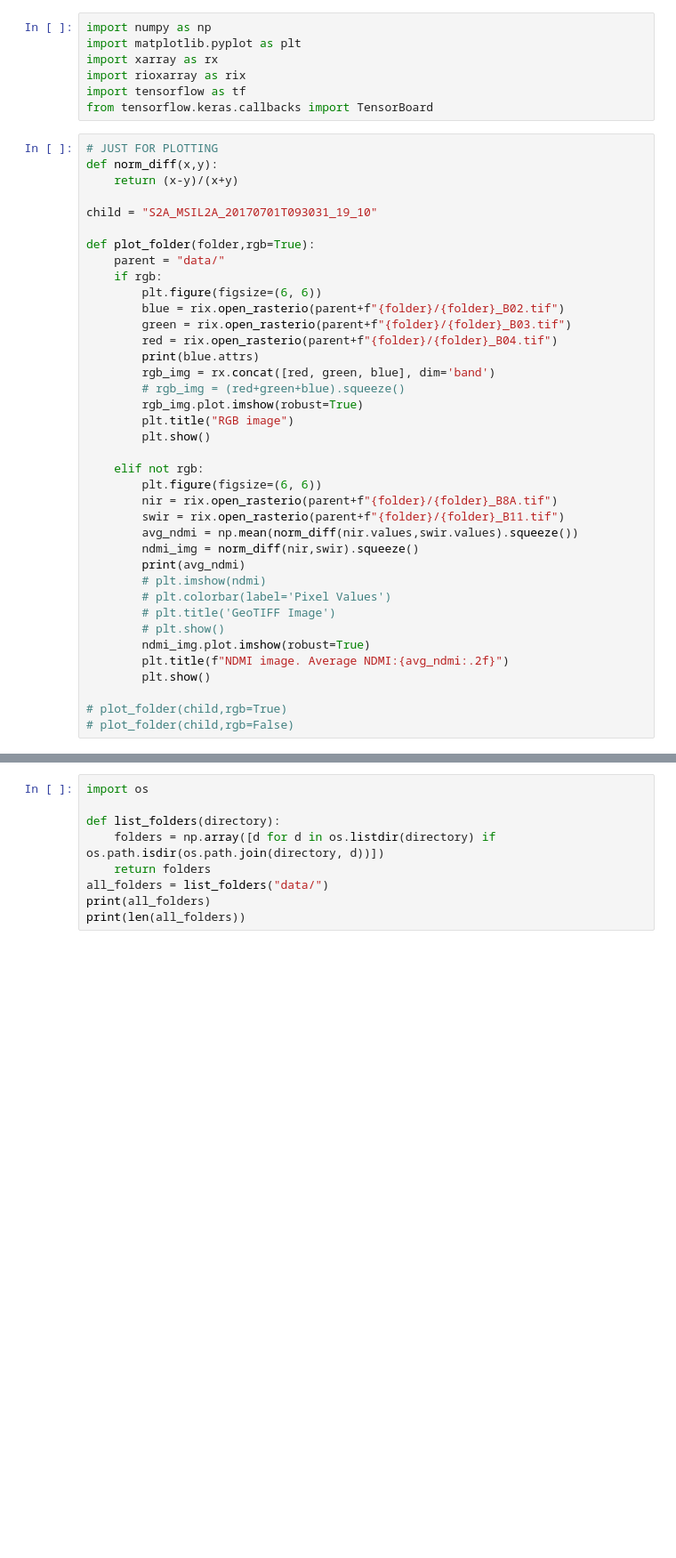
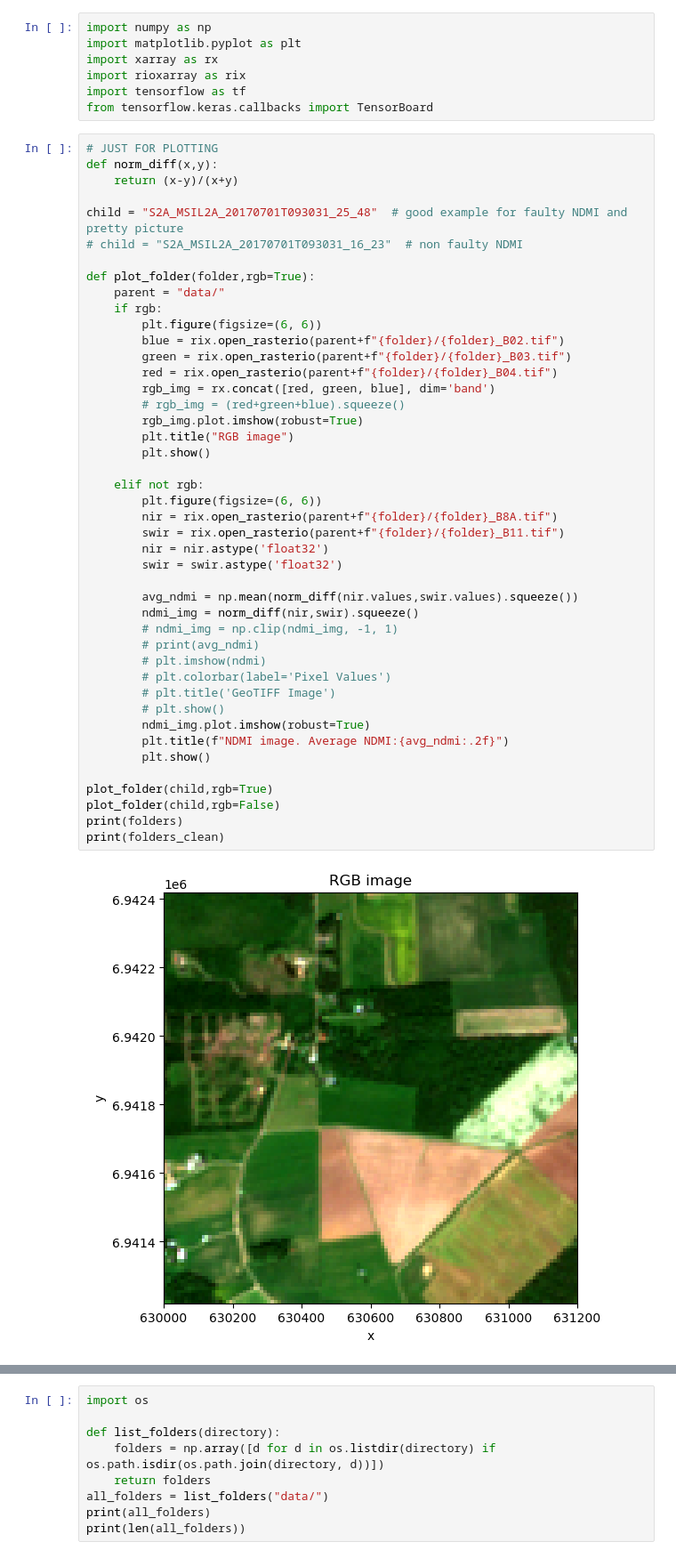
Before and after one commit to t8140140/urban-computing-assignment-2-bigearthnet, a Jupyter notebook: network.ipynb, the cells around one changed output, grey strips where cells are left out. Shown at 89% size. Drawn from its saved outputs; the diff is of its cells as text; blank space fills up the shorter version.

Commit message:
solved faulty NDMI

```diff
--- a/network.ipynb
+++ b/network.ipynb
@@ -10,36 +10,44 @@ from tensorflow.keras.callbacks import TensorBoard
 def norm_diff(x,y):
     return (x-y)/(x+y)
 
-child = "S2A_MSIL2A_20170701T093031_19_10"
+child = "S2A_MSIL2A_20170701T093031_25_48"  # good example for faulty NDMI and pretty picture
+# child = "S2A_MSIL2A_20170701T093031_16_23"  # non faulty NDMI
 
 def plot_folder(folder,rgb=True):
     parent = "data/"
     if rgb:
         plt.figure(figsize=(6, 6))
         blue = rix.open_rasterio(parent+f"{folder}/{folder}_B02.tif")
         green = rix.open_rasterio(parent+f"{folder}/{folder}_B03.tif")
         red = rix.open_rasterio(parent+f"{folder}/{folder}_B04.tif")
-        print(blue.attrs)
         rgb_img = rx.concat([red, green, blue], dim='band')
         # rgb_img = (red+green+blue).squeeze()
         rgb_img.plot.imshow(robust=True)
         plt.title("RGB image")
         plt.show()
 
     elif not rgb:
         plt.figure(figsize=(6, 6))
         nir = rix.open_rasterio(parent+f"{folder}/{folder}_B8A.tif")
         swir = rix.open_rasterio(parent+f"{folder}/{folder}_B11.tif")
+        nir = nir.astype('float32')
+        swir = swir.astype('float32')
+
         avg_ndmi = np.mean(norm_diff(nir.values,swir.values).squeeze())
         ndmi_img = norm_diff(nir,swir).squeeze()
-        print(avg_ndmi)
+        # ndmi_img = np.clip(ndmi_img, -1, 1)
+        # print(avg_ndmi)
         # plt.imshow(ndmi)
         # plt.colorbar(label='Pixel Values')
         # plt.title('GeoTIFF Image')
         # plt.show()
         ndmi_img.plot.imshow(robust=True)
         plt.title(f"NDMI image. Average NDMI:{avg_ndmi:.2f}")
         plt.show()
 
-# plot_folder(child,rgb=True)
-# plot_folder(child,rgb=False)
+plot_folder(child,rgb=True)
+plot_folder(child,rgb=False)
+print(folders)
+print(folders_clean)
+# %% [output]
+[figure, added]
```
Also changed, not shown: parts of 7 cells of this notebook, 1 other file.
